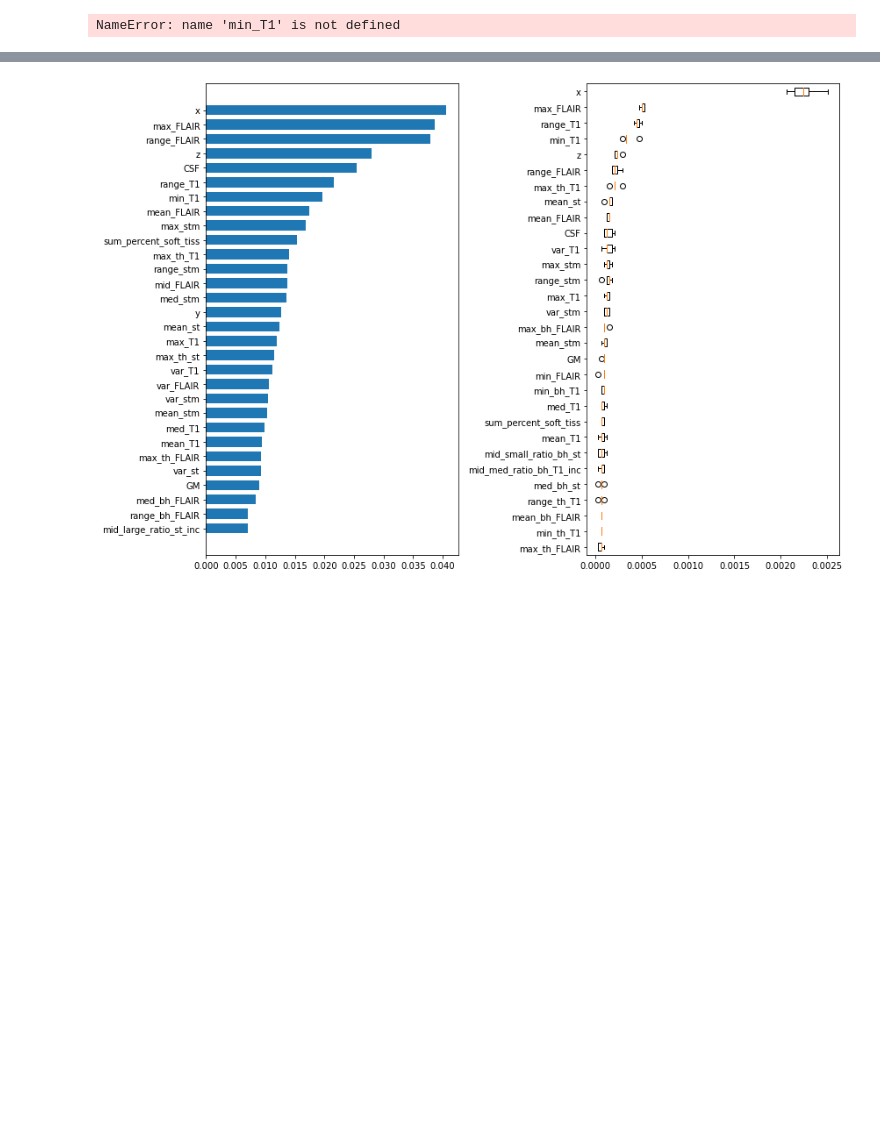
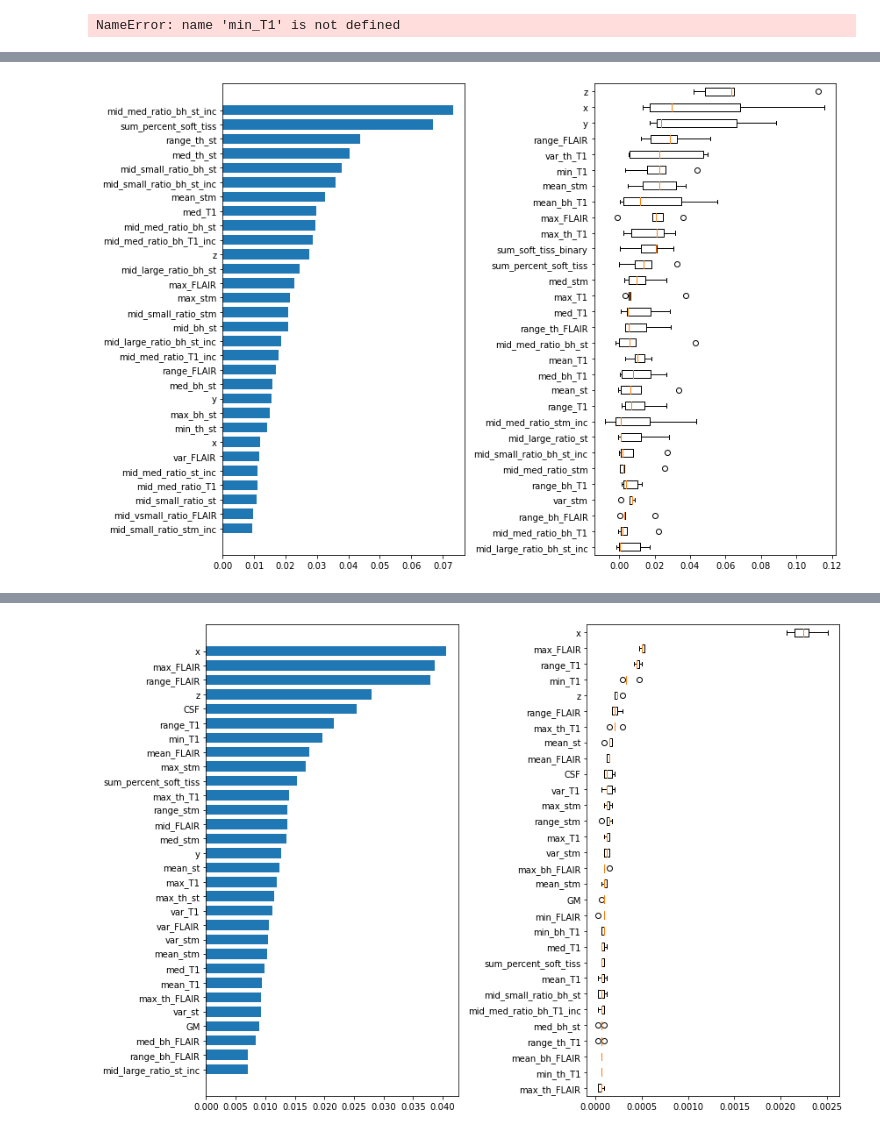
Before and after one commit to ellenwang1/ew-honoursthesis, a Jupyter notebook: Code/Untitled1.ipynb, the cells around one changed output, grey strips where cells are left out. Cells and saved outputs as stored; diff of their text form; code cells hidden in the pictures; blank space fills up the shorter version.

```diff
--- a/Code/Untitled1.ipynb
+++ b/Code/Untitled1.ipynb
@@ -446,0 +634,16 @@ AttributeError: 'numpy.ndarray' object has no attribute 'index'
+# %%
+tree_indices = np.arange(0, len(clf.feature_importances_)) + 0.5
+
+fig, (ax1, ax2) = plt.subplots(1, 2, figsize=(12, 8))
+ax1.barh(tree_indices[-30:], results_importance['importances_idx'][-30:], height=0.7)
+ax1.set_yticks(tree_indices[-30:])
+ax1.set_yticklabels(results_importance['feature'][-30:])
+ax2.boxplot(
+    results_perm['perm_idx_reshaped'][-30:].to_numpy(),
+    vert=False,
+    labels=(results_perm['feature'][-30:]).to_numpy(),
+)
+fig.tight_layout()
+plt.show()
+# %% [output]
+[figure, added]
```
Also changed, not shown: parts of 26 cells of this notebook, 1 other file.
